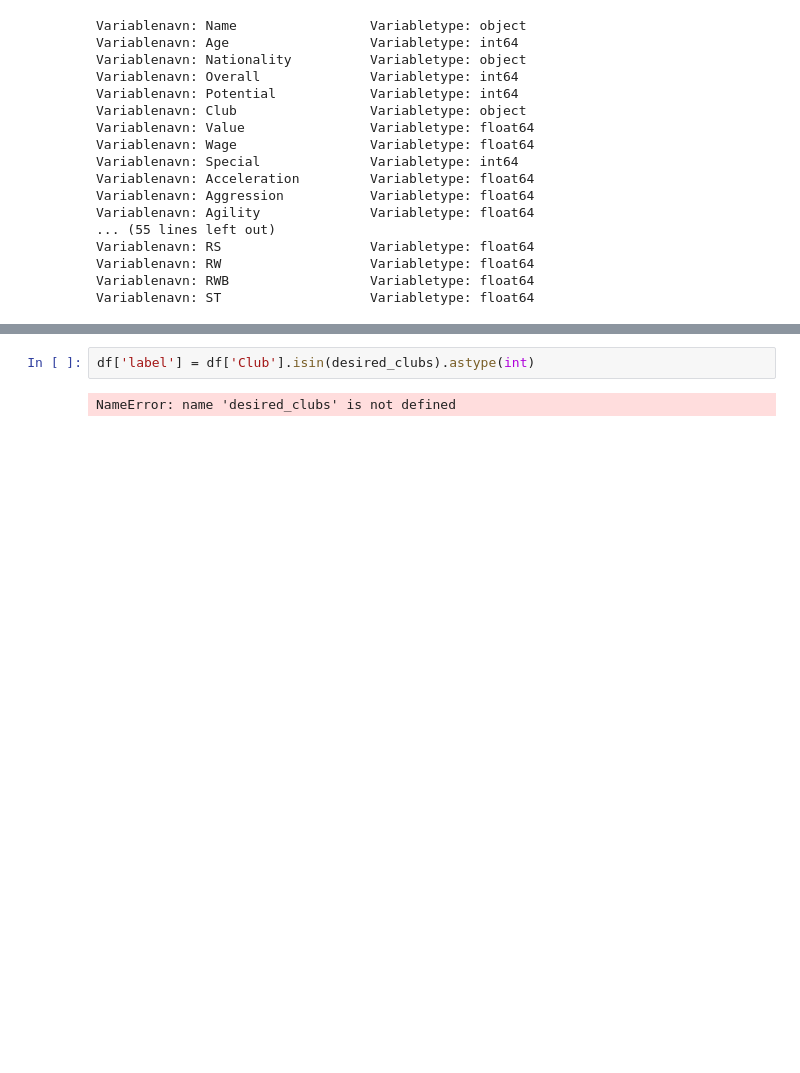
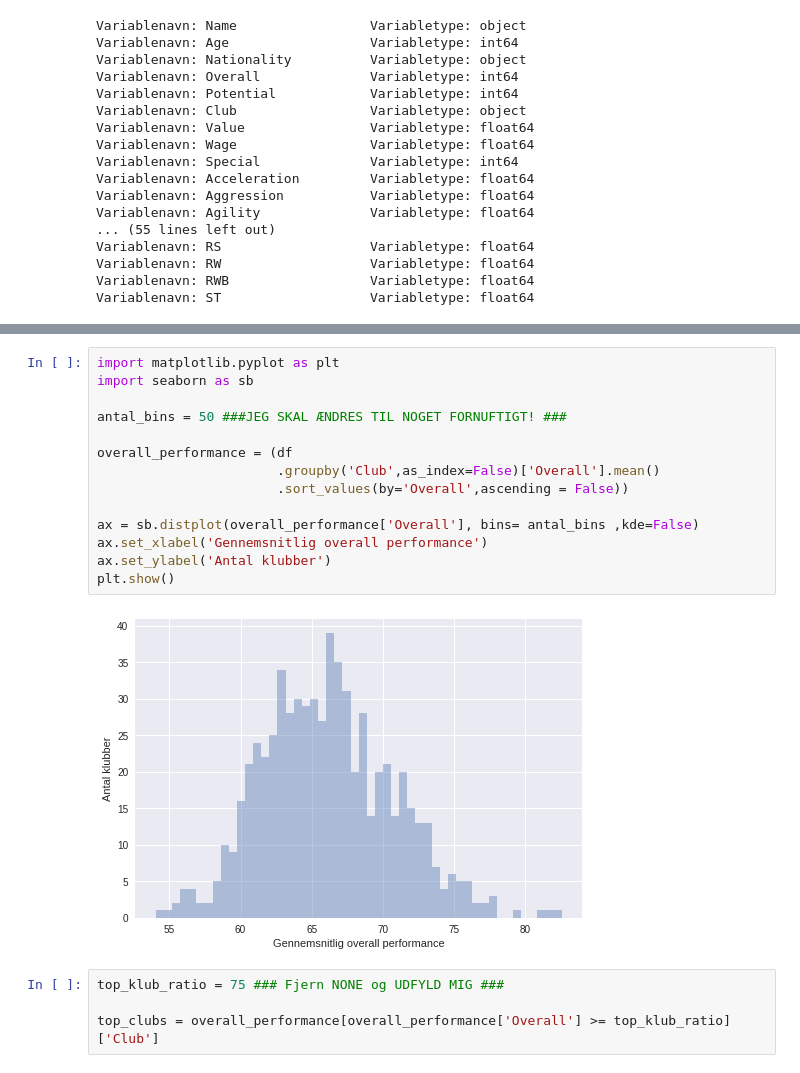
Before and after one commit to mssalvador/Fifa2018, a Jupyter notebook: Teknisk Tirsdag - Data Cleaning.ipynb, the cells around one changed output, grey strips where cells are left out. Cells and saved outputs as stored; diff of their text form; blank space fills up the shorter version.

```diff
--- a/Teknisk Tirsdag - Data Cleaning.ipynb
+++ b/Teknisk Tirsdag - Data Cleaning.ipynb
@@ -325,4 +361,20 @@ For at vi kan kende forskel på hvilke spillere, der kan være kandidater, er vi
-# %%
-df['label'] = df['Club'].isin(desired_clubs).astype(int)
-# %% [output]
-NameError: name 'desired_clubs' is not defined
+# %%
+import matplotlib.pyplot as plt
+import seaborn as sb
+
+antal_bins = 50 ###JEG SKAL ÆNDRES TIL NOGET FORNUFTIGT! ###
+
+overall_performance = (df
+                       .groupby('Club',as_index=False)['Overall'].mean()
+                       .sort_values(by='Overall',ascending = False))
+
+ax = sb.distplot(overall_performance['Overall'], bins= antal_bins ,kde=False)
+ax.set_xlabel('Gennemsnitlig overall performance')
+ax.set_ylabel('Antal klubber')
+plt.show()
+# %% [output]
+[figure, added]
+# %%
+top_klub_ratio = 75 ### Fjern NONE og UDFYLD MIG ###
+
+top_clubs = overall_performance[overall_performance['Overall'] >= top_klub_ratio]['Club']
```
Also changed, not shown: parts of 7 cells of this notebook, 1 other file.
